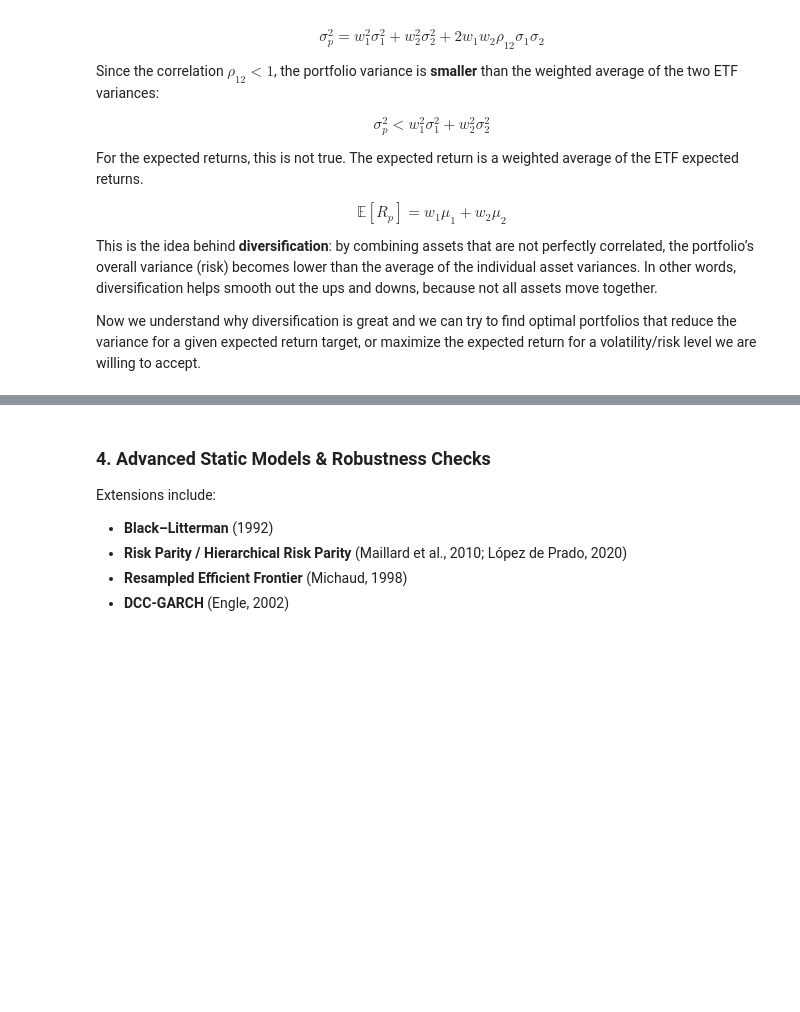
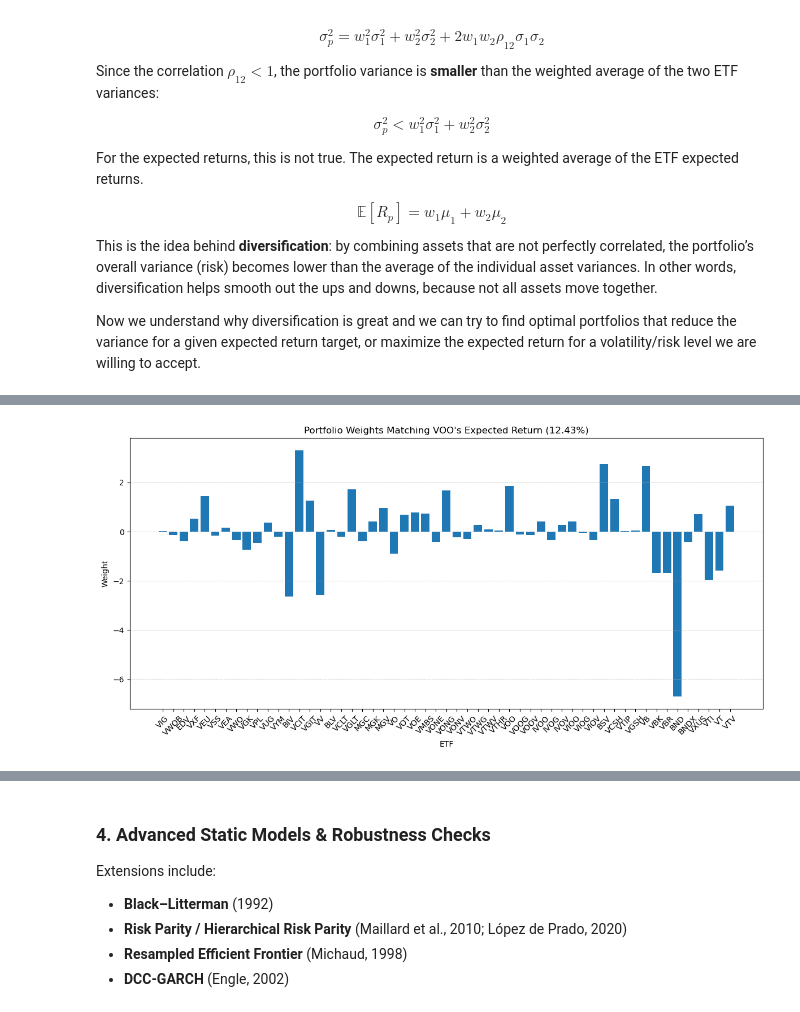
Before and after one commit to Fresearch99/etf_portfolio_optimization, a Jupyter notebook: Optimal_Portfolio_Analysis.ipynb, the cells around one changed output, grey strips where cells are left out. Drawn from its saved outputs; the diff is of its cells as text; code cells hidden in the pictures; blank space fills up the shorter version.

```diff
--- a/Optimal_Portfolio_Analysis.ipynb
+++ b/Optimal_Portfolio_Analysis.ipynb
@@ -486,0 +561,66 @@ $\ell_1$ penalty encourages sparse portfolios.
+# %%
+voo_returns_monthly = returns_monthly["VOO"]
+voo_mu_annual = voo_returns_monthly.mean() * 12 - etf_expense_map.get("VOO", 0.0)
+voo_sigma_annual = voo_returns_monthly.std() * np.sqrt(12)
+
+
+def select_portfolio(frontier, target_metric, target_value):
+    """
+    Selects a portfolio from the efficient frontier closest to a target value.
+
+    Args:
+        frontier (dict): The efficient frontier dictionary.
+        target_metric (str): The metric to match ('mu' or 'sigma').
+        target_value (float): The target return or volatility.
+
+    Returns:
+        tuple: Index and weights of the selected portfolio, or (None, None).
+    """
+    if not frontier[target_metric]:
+        return None, None
+    diffs = np.abs(np.array(frontier[target_metric]) - target_value)
+    idx = diffs.argmin()
+    return idx, frontier["weights"][idx]
+
+# Select matching portfolio
+idx, weights_voo_match = select_portfolio(frontier_data, target_metric="mu", target_value=voo_mu_annual)
+
+# Visualize the selected portfolio weights
+if weights_voo_match is not None:
+    selected_mu = frontier_data["mu"][idx]
+    selected_sigma = frontier_data["sigma"][idx]
+
+    print(f"\nComparison with VOO:")
+    print(f"VOO - Expected Return: {voo_mu_annual:.2%}, Volatility: {voo_sigma_annual:.2%}")
+    print(f"Selected Portfolio - Expected Return: {selected_mu:.2%}, Volatility: {selected_sigma:.2%}")
+
+    # Zip symbols and weights, then sort by weight
+    weights_named = list(zip(etf_symbols, weights_voo_match))
+    sorted_weights = sorted(weights_named, key=lambda x: x[1], reverse=True)
+    sorted_by_abs = sorted(weights_named, key=lambda x: abs(x[1]))
+
+    print("\nTop 3 Weights in Selected Portfolio:")
+    for symbol, weight in sorted_weights[:3]:
+        print(f"{symbol}: {weight:.2%}")
+
+    print("\nBottom 3 Weights in Selected Portfolio:")
+    for symbol, weight in sorted_weights[-3:]:
+        print(f"{symbol}: {weight:.2%}")
+
+    print("\n3 Smallest Absolute Weights in Selected Portfolio:")
+    for symbol, weight in sorted_by_abs[:3]:
+        print(f"{symbol}: {weight:.2%}")
+
+
+    plt.figure(figsize=(12, 6))
+    plt.bar(etf_symbols, weights_voo_match)
+    plt.title(f"Portfolio Weights Matching VOO's Expected Return ({voo_mu_annual:.2%})")
+    plt.ylabel("Weight")
+    plt.xlabel("ETF")
+    plt.xticks(rotation=45)
+    plt.grid(axis='y', linestyle='--', linewidth=0.5)
+    plt.tight_layout()
+    plt.show()
+else:
+    print("No matching portfolio found on the frontier.")
+# %% [output]
@@ -486,0 +645 @@ $\ell_1$ penalty encourages sparse portfolios.
+[figure, added]
```
Also changed, not shown: parts of 13 cells of this notebook.
